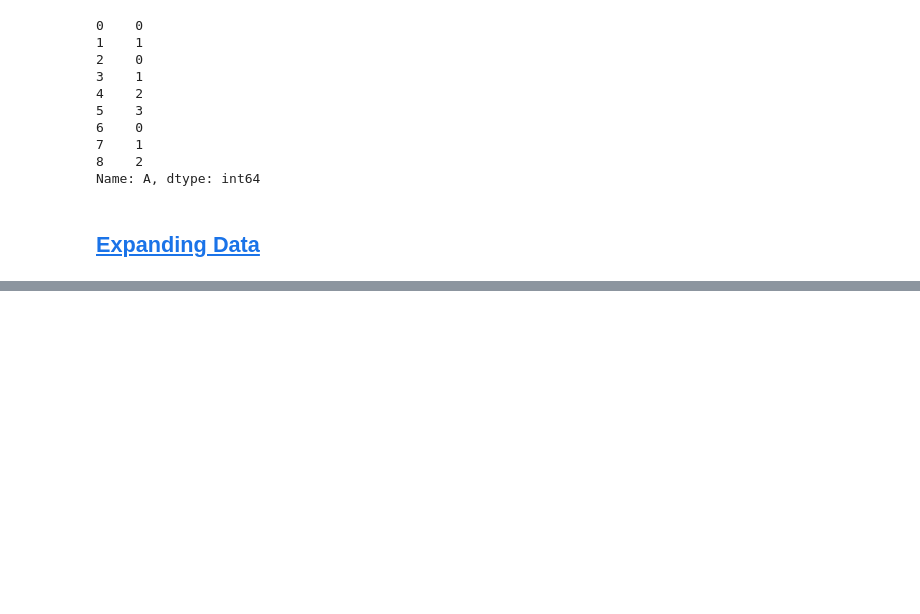
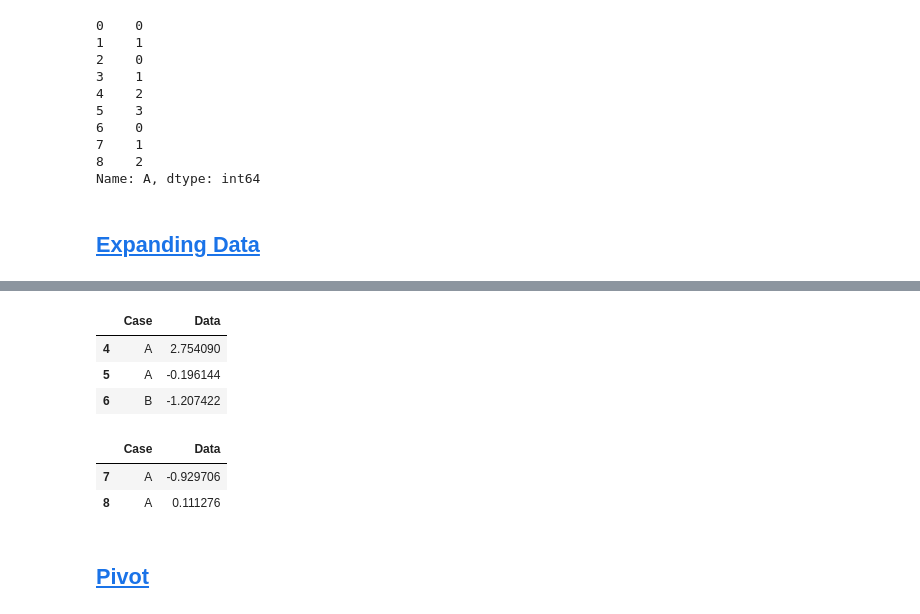
Before and after one commit to bgroveben/python3_machine_learning_projects, a Jupyter notebook: learn_kaggle/pandas/pandas_cookbook.ipynb, the cells around one changed output, grey strips where cells are left out. Saved outputs shown, nothing was run; the diff lists cells and outputs as text; code cells hidden in the pictures; blank space fills up the shorter version.

```diff
--- a/learn_kaggle/pandas/pandas_cookbook.ipynb
+++ b/learn_kaggle/pandas/pandas_cookbook.ipynb
@@ -1145,0 +1190,15 @@ Name: A, dtype: int64
+# %%
+dfs[1]
+# %% [output]
+|  | Case | Data |
+| 4 | A | 2.754090 |
+| 5 | A | -0.196144 |
+| 6 | B | -1.207422 |
+# %%
+dfs[2]
+# %% [output]
+|  | Case | Data |
+| 7 | A | -0.929706 |
+| 8 | A | 0.111276 |
+# %% [markdown]
+## [Pivot](https://pandas.pydata.org/pandas-docs/stable/cookbook.html#pivot)
```
Also changed, not shown: parts of 15 cells of this notebook.
